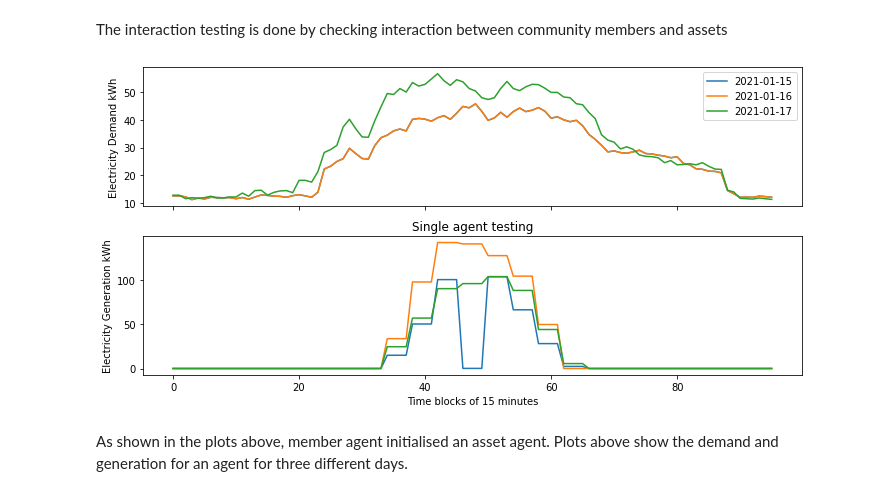
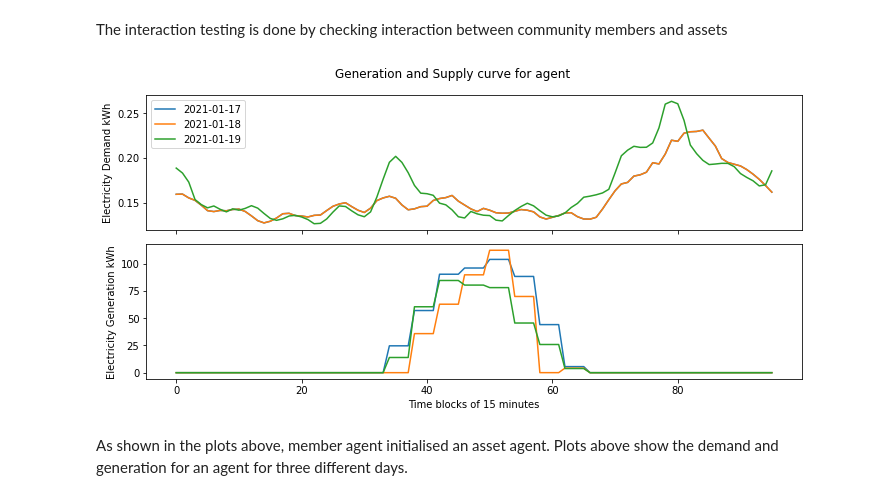
Before and after one commit to SoniAnmol/Modelling-Dutch-Energy-Communities, a Jupyter notebook: evidence_files/model_verification.ipynb, the cells around one changed output. Cells and saved outputs as stored; diff of their text form; code cells hidden in the pictures.

```diff
--- a/evidence_files/model_verification.ipynb
+++ b/evidence_files/model_verification.ipynb
@@ -35,12 +35,12 @@ fig, ax = plt.subplots(figsize=(10, 5))
 for i in np.arange(3):
     demand = agent.get_demand_schedule()
     date = datetime.datetime.strptime(agent.date, '%Y-%m-%d')
-    date += datetime.timedelta(days=2)
+    date += datetime.timedelta(days=1)
     agent.date = date.strftime('%Y-%m-%d')
     ax.plot(demand.to_list(), label=agent.date)
     plt.xlabel('Time blocks of 15 minutes')
     plt.ylabel('Electricity Demand kWh')
-    plt.title('Energy demand of agent for a week')
+    plt.title('Energy demand of a residential agent')
     leg = ax.legend()
     plt.tight_layout()
     plt.savefig('figures/single_agent_testing1.png', dpi=300)
@@ -67,8 +67,8 @@ for i in np.arange(3):
     agent.date = date.strftime('%Y-%m-%d')
     ax.plot(demand.to_list(), label=agent.date)
     plt.xlabel('Time blocks of 15 minutes')
-    plt.ylabel('Electricity Demand kWh')
-    plt.title('Single agent testing')
+    plt.ylabel('Energy demand of a non-residential agent (School)')
+    plt.title('Electricity Demand kWh')
     leg = ax.legend()
     plt.tight_layout()
     plt.savefig('figures/single_agent_testing2.png', dpi=300)
@@ -98,25 +98,26 @@ asset = agent.assets[0]
 # %%
 fig, (ax1, ax2) = plt.subplots(2, 1, figsize=(10, 5), sharex=True)
 for i in np.arange(3):
     date = datetime.datetime.strptime(agent.date, '%Y-%m-%d')
     date += datetime.timedelta(days=1)
     agent.date = date.strftime('%Y-%m-%d')
     asset.date = agent.date
     demand = agent.get_demand_schedule()
     generation = asset.generate_supply_schedule()
+    fig.suptitle('Generation and Supply curve for agent')
     ax1.plot(demand.to_list(), label=agent.date)
     ax2.plot(generation.to_list(), label=agent.date)
 
     ax1.set_ylabel('Electricity Demand kWh')
     ax2.set_ylabel('Electricity Generation kWh')
 
     ax2.set_xlabel('Time blocks of 15 minutes')
     leg = ax1.legend()
-    plt.title('Single agent testing')
+
     plt.tight_layout()
     plt.savefig('figures/interaction_testing.png', dpi=300)
 # %% [output]
-[figure, old version]
+[figure, new version]
 # %% [markdown]
 As shown in the plots above, member agent initialised an asset agent. Plots above show the demand and generation for an agent for three different days.
 # %% [markdown]
```
Also changed, not shown: parts of 2 cells of this notebook, 3 other files.
